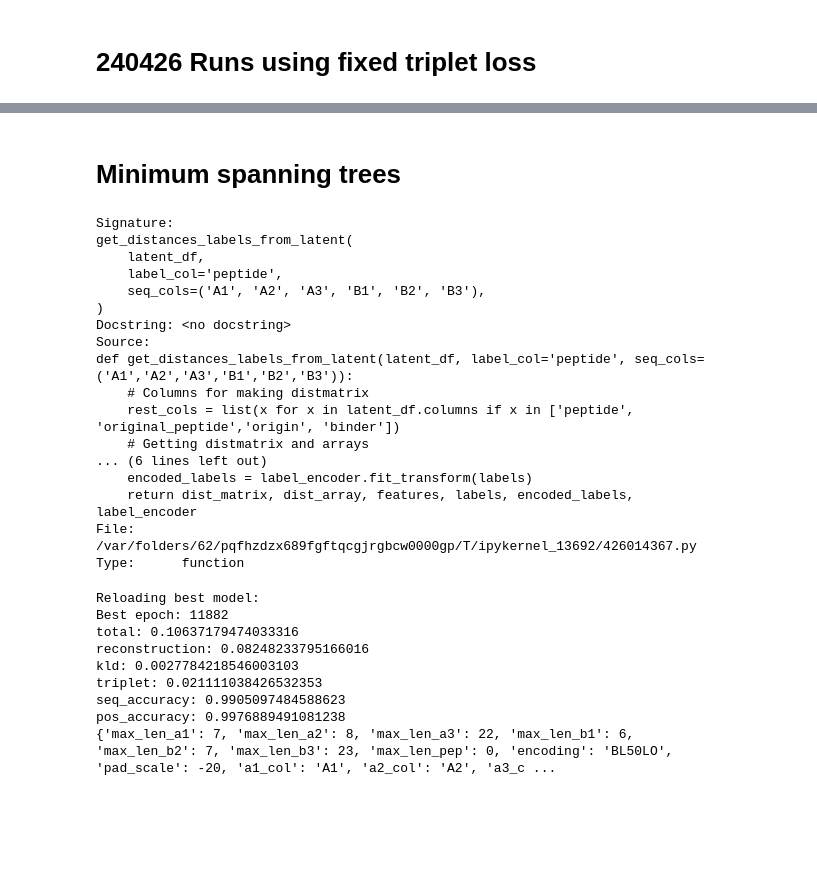
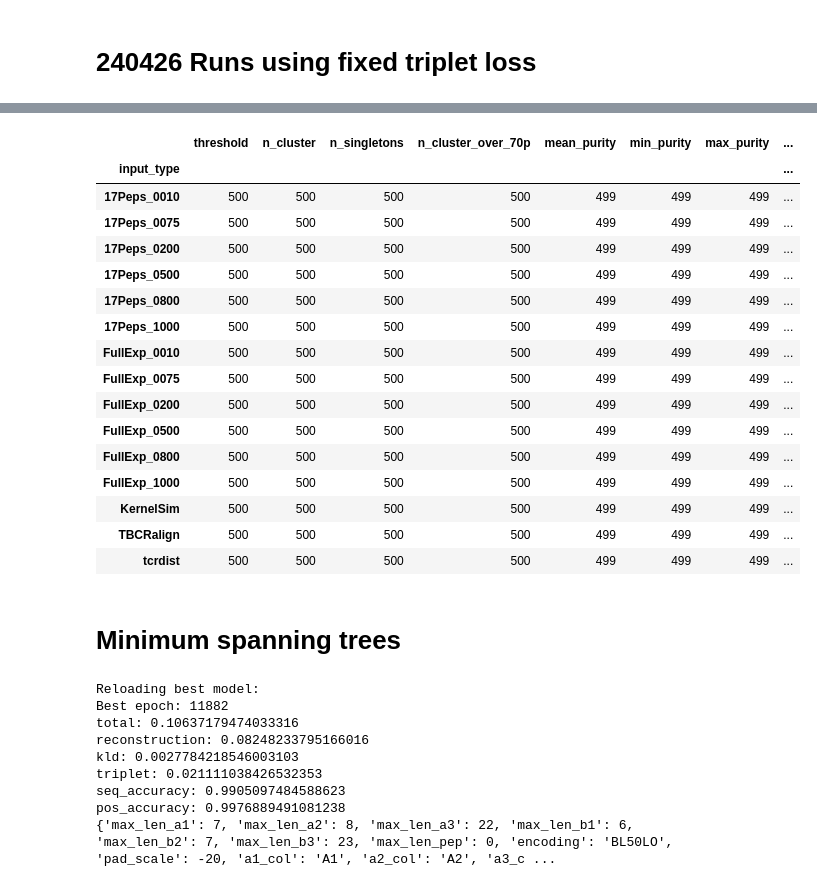
Before and after one commit to richieYT-wan/tclustr, a Jupyter notebook: notebooks/240426_networkx_clustering.ipynb, the cells around one changed output, grey strips where cells are left out. Drawn from its saved outputs; the diff is of its cells as text; code cells hidden in the pictures; blank space fills up the shorter version.

```diff
--- a/notebooks/240426_networkx_clustering.ipynb
+++ b/notebooks/240426_networkx_clustering.ipynb
@@ -443,3 +465,5 @@ tcrdist_array = tcrdist3_newfilt[id_newfilt_validonly.index][:, id_newfilt_valid
+# %%
+baselines_valid = pd.concat([tbcr_newfilt, ker_newfilt, tcrdist_newfilt])
 # %% [markdown]
 # 240426 Runs using fixed triplet loss
 # %%
@@ -509,26 +798,25 @@ weights: vae, triplet:  1 1
+# %%
+results_all_partitions.groupby('input_type').count()
+# %% [output]
+|  | threshold | n_cluster | n_singletons | n_cluster_over_70p | mean_purity | min_purity | max_purity | ... |
+| input_type |  |  |  |  |  |  |  | ... |
+| 17Peps_0010 | 500 | 500 | 500 | 500 | 499 | 499 | 499 | ... |
+| 17Peps_0075 | 500 | 500 | 500 | 500 | 499 | 499 | 499 | ... |
+| 17Peps_0200 | 500 | 500 | 500 | 500 | 499 | 499 | 499 | ... |
+| 17Peps_0500 | 500 | 500 | 500 | 500 | 499 | 499 | 499 | ... |
+| 17Peps_0800 | 500 | 500 | 500 | 500 | 499 | 499 | 499 | ... |
+| 17Peps_1000 | 500 | 500 | 500 | 500 | 499 | 499 | 499 | ... |
+| FullExp_0010 | 500 | 500 | 500 | 500 | 499 | 499 | 499 | ... |
+| FullExp_0075 | 500 | 500 | 500 | 500 | 499 | 499 | 499 | ... |
+| FullExp_0200 | 500 | 500 | 500 | 500 | 499 | 499 | 499 | ... |
+| FullExp_0500 | 500 | 500 | 500 | 500 | 499 | 499 | 499 | ... |
+| FullExp_0800 | 500 | 500 | 500 | 500 | 499 | 499 | 499 | ... |
+| FullExp_1000 | 500 | 500 | 500 | 500 | 499 | 499 | 499 | ... |
+| KernelSim | 500 | 500 | 500 | 500 | 499 | 499 | 499 | ... |
+| TBCRalign | 500 | 500 | 500 | 500 | 499 | 499 | 499 | ... |
+| tcrdist | 500 | 500 | 500 | 500 | 499 | 499 | 499 | ... |
 # %% [markdown]
 # Minimum spanning trees
-# %%
-# Get combined model by taking the dist matrix for tbcr and model and do 1-dist then multiply and do 1- (mult)
-get_distances_labels_from_latent??
-# %% [output]
-Signature:
-get_distances_labels_from_latent(
-    latent_df,
-    label_col='peptide',
-    seq_cols=('A1', 'A2', 'A3', 'B1', 'B2', 'B3'),
-)
-Docstring: <no docstring>
-Source:
-def get_distances_labels_from_latent(latent_df, label_col='peptide', seq_cols= ('A1','A2','A3','B1','B2','B3')):
-    # Columns for making distmatrix
-    rest_cols = list(x for x in latent_df.columns if x in ['peptide', 'original_peptide','origin', 'binder'])
-    # Getting distmatrix and arrays
-... (6 lines left out)
-    encoded_labels = label_encoder.fit_transform(labels)
-    return dist_matrix, dist_array, features, labels, encoded_labels, label_encoder
-File:      /var/folders/62/pqfhzdzx689fgftqcgjrgbcw0000gp/T/ipykernel_13692/426014367.py
-Type:      function
 # %%
 # Using that best cos model
 cos_model = get_model('../output/240404_TCRONLY_onetwostage_smallLARGE/240404_2342_ExpData_TCRONLY_1stage_LARGE_256h_100l_CosTrp_KFold_0_SmCosTCRP1/')
```
Also changed, not shown: parts of 21 cells of this notebook, 8 other files.
